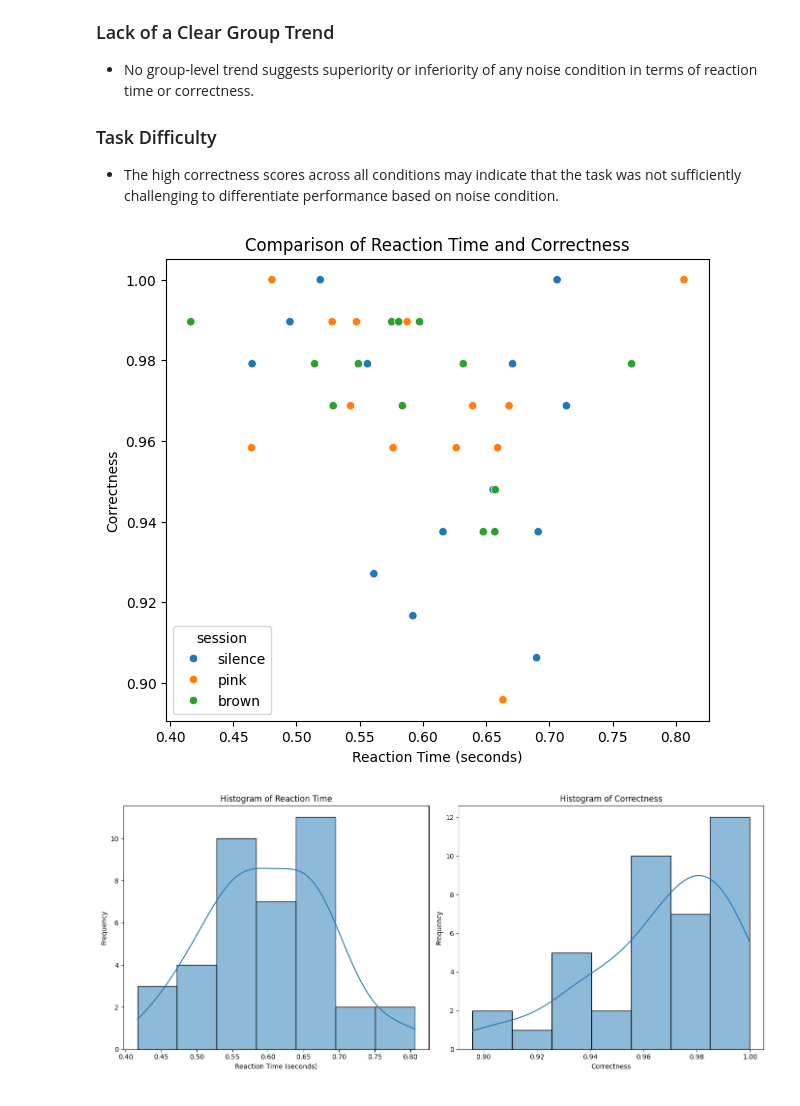
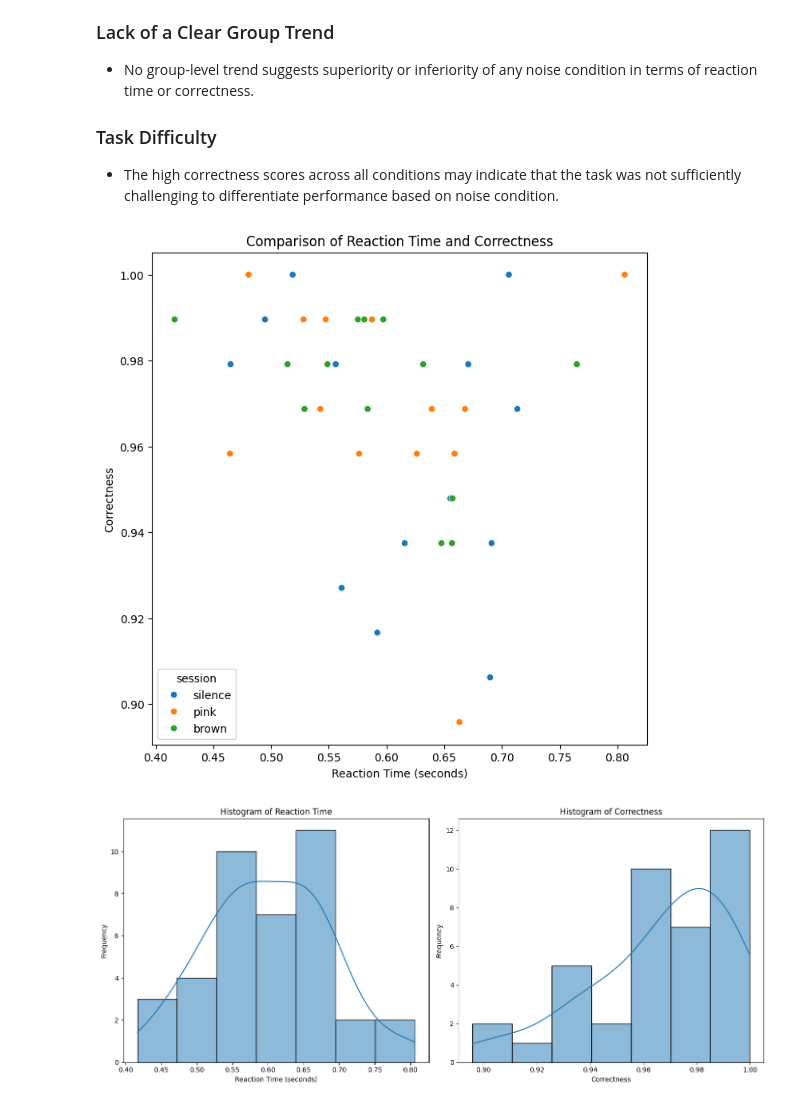
Before and after one commit to shakirmshaker/CognitiveScience, a Jupyter notebook: notebooks/SiddhantaGupta.ipynb, the cells around one changed output. Cells and saved outputs as stored; diff of their text form; code cells hidden in the pictures.

Commit message:
Update SiddhantaGupta.ipynb
statistics.001.anova.friedmann.plots

```diff
--- a/notebooks/SiddhantaGupta.ipynb
+++ b/notebooks/SiddhantaGupta.ipynb
@@ -332,15 +328,15 @@ plt.show()
 - The high correctness scores across all conditions may indicate that the task was not sufficiently challenging to differentiate performance based on noise condition.
 # %%
 # Comparison of Reaction Time and Correctness
-plt.figure(figsize=(7, 6))
+plt.figure(figsize=(8, 8))
 sns.scatterplot(x='rt', y='is_correct', hue='session', data=combined_reaction_time_df.merge(combined_correctness_df, on=['participant', 'session']))
 plt.title('Comparison of Reaction Time and Correctness')
 plt.xlabel('Reaction Time (seconds)')
 plt.ylabel('Correctness')
 
 plt.show()
 # %% [output]
-[figure, old version]
+[figure, new version]
 # %%
 # Histograms for Reaction Time and Correctness
 plt.figure(figsize=(14, 6))
```
Also changed, not shown: parts of 14 cells of this notebook.
